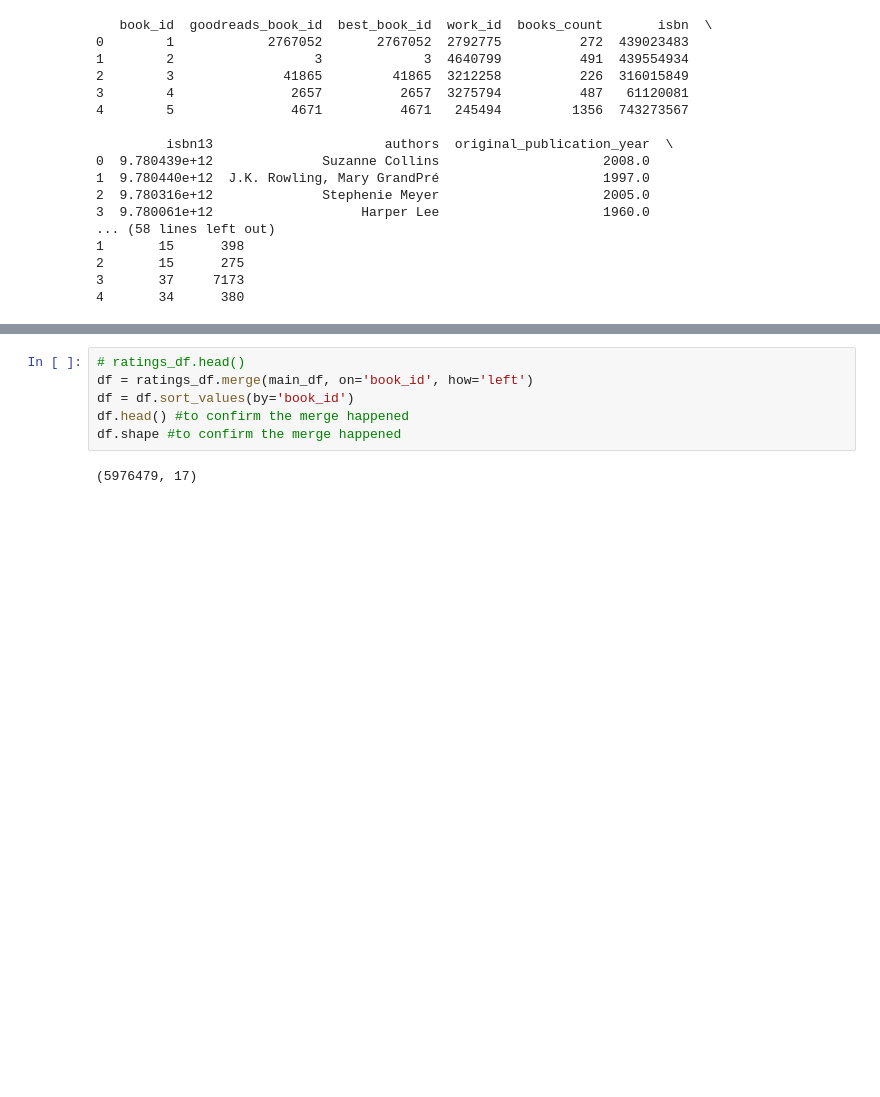
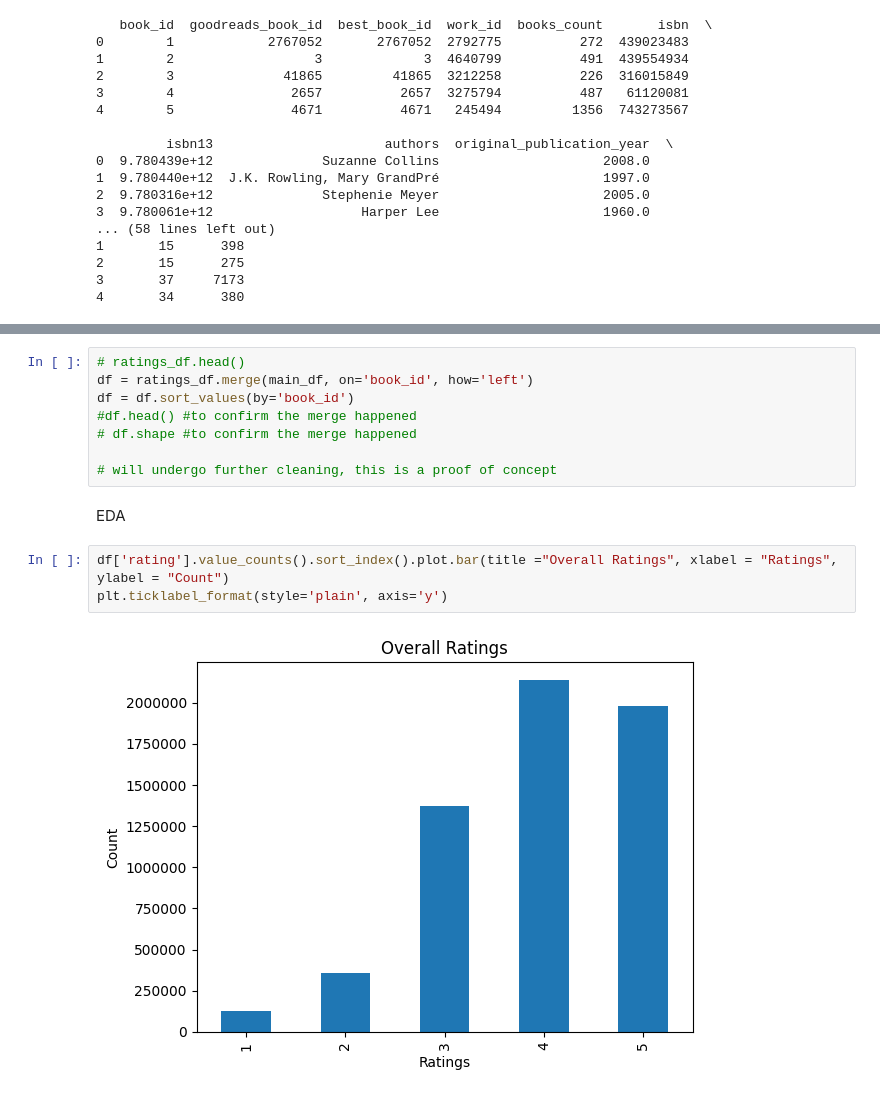
Before and after one commit to ItsNotGordon/reading-nook, a Jupyter notebook: notebook.ipynb, the cells around one changed output, grey strips where cells are left out. Cells and saved outputs as stored; diff of their text form; blank space fills up the shorter version.

Commit message:
EDA, cleaning, apriori, and starting to do knn

```diff
--- a/notebook.ipynb
+++ b/notebook.ipynb
@@ -59,7 +63,14 @@ main_df.tail()
 # ratings_df.head()
 df = ratings_df.merge(main_df, on='book_id', how='left')
 df = df.sort_values(by='book_id')
-df.head() #to confirm the merge happened
-df.shape #to confirm the merge happened
+#df.head() #to confirm the merge happened
+# df.shape #to confirm the merge happened
+
+# will undergo further cleaning, this is a proof of concept
-# %% [output]
-(5976479, 17)
+# %% [markdown]
+EDA
+# %%
+df['rating'].value_counts().sort_index().plot.bar(title ="Overall Ratings", xlabel = "Ratings", ylabel = "Count")
+plt.ticklabel_format(style='plain', axis='y')
+# %% [output]
+[figure, added]
```
Also changed, not shown: parts of 15 cells of this notebook.
